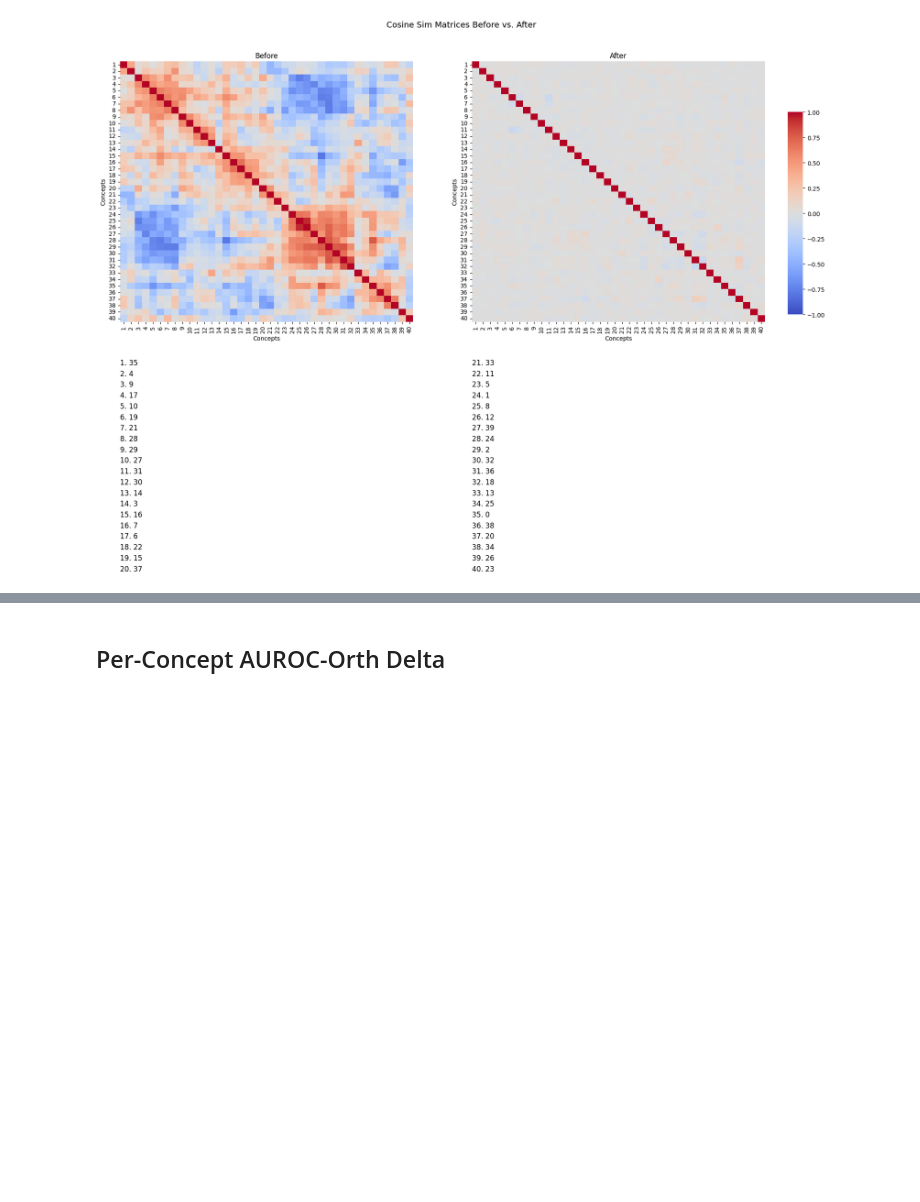
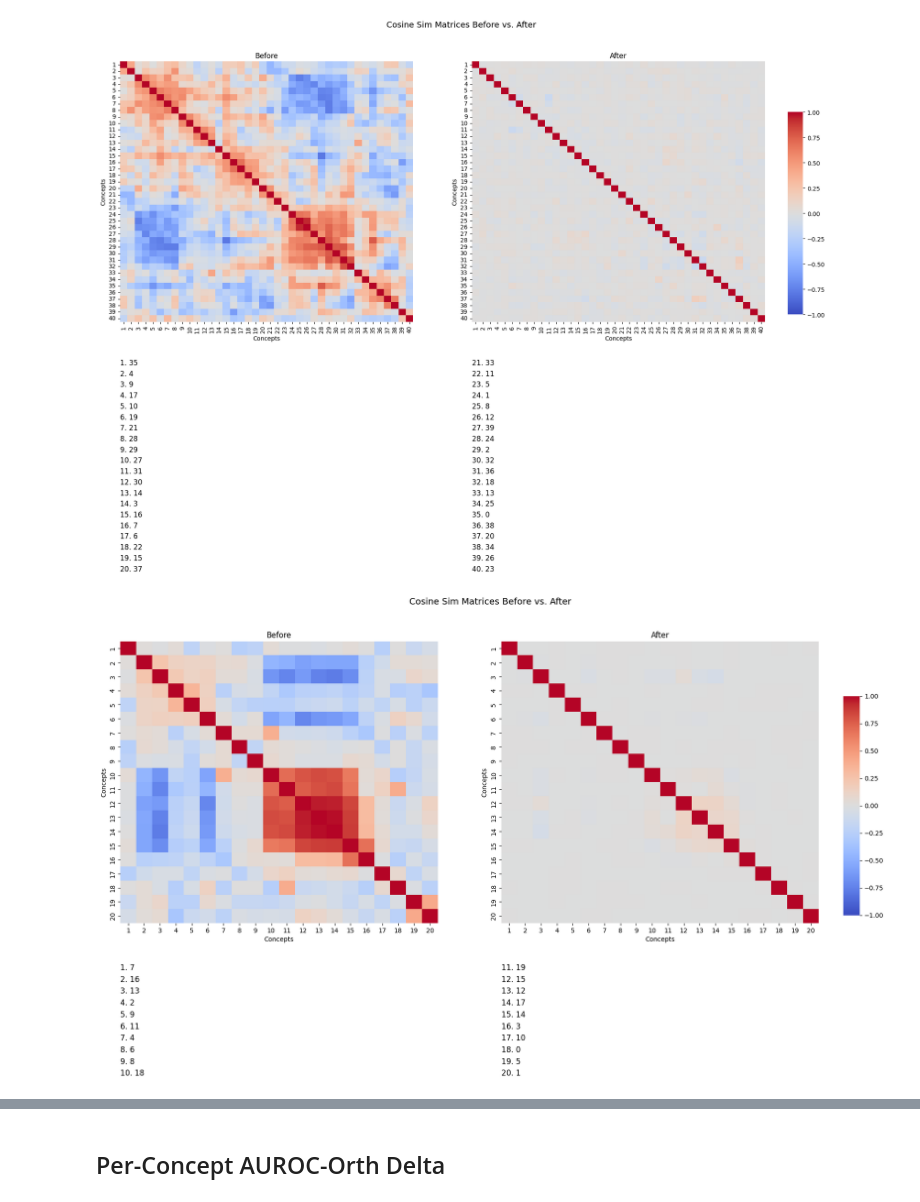
Before and after one commit to erenerogullari/cav-disentanglement, a Jupyter notebook: notebooks/explicit_disentanglement.ipynb, the cells around one changed output, grey strips where cells are left out. Drawn from its saved outputs; the diff is of its cells as text; code cells hidden in the pictures; blank space fills up the shorter version.

```diff
--- a/notebooks/explicit_disentanglement.ipynb
+++ b/notebooks/explicit_disentanglement.ipynb
@@ -250,0 +267,12 @@ fig
+# %%
+from utils.visualizations import visualize_before_after_sim_matrices
+
+cos_sim_before = pattern_cavs_baseline @ pattern_cavs_baseline.T
+cos_sim_after = pattern_cavs_orth @ pattern_cavs_orth.T
+cnames = [str(i) for i in range(20)]
+
+fig = visualize_before_after_sim_matrices(cos_sim_before, cos_sim_after, labels=cnames)
+fig.savefig(out_dir / "elements_cav_sim_matrices_pattern.pdf", dpi=300, bbox_inches='tight', format='pdf')
+fig
+# %% [output]
+[figure, added]
```
Also changed, not shown: parts of 3 cells of this notebook, 2 other files.
